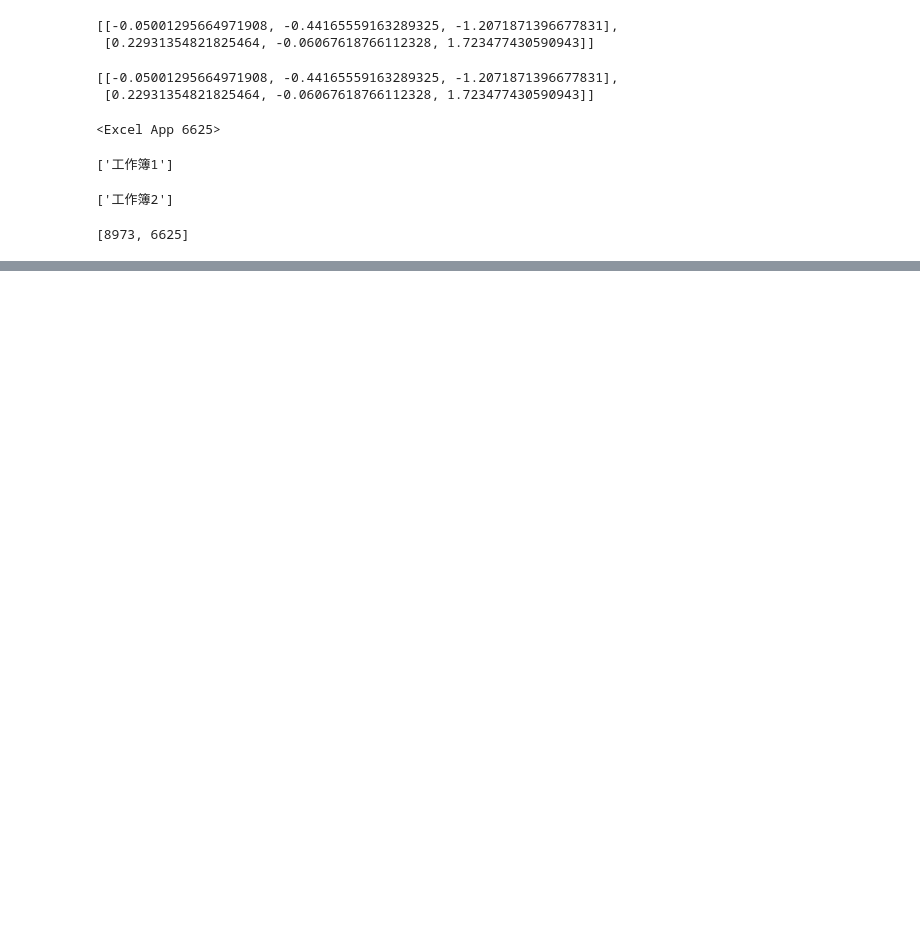
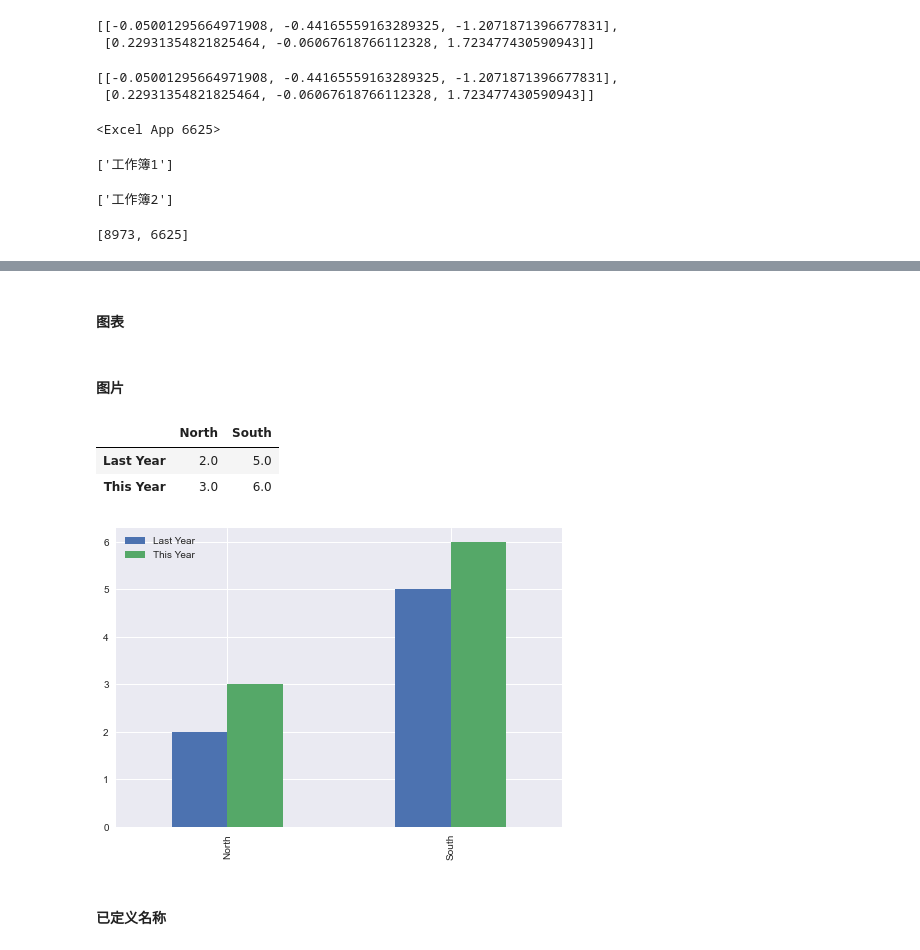
Before and after one commit to wfy0508/LearningPython, a Jupyter notebook: pythonExcel/use_xlwings.ipynb, the cells around one changed output, grey strips where cells are left out. Cells and saved outputs as stored; diff of their text form; code cells hidden in the pictures; blank space fills up the shorter version.

```diff
--- a/pythonExcel/use_xlwings.ipynb
+++ b/pythonExcel/use_xlwings.ipynb
@@ -108,0 +194,3 @@ invisible_app.quit()
+# %%
+# 写入一些示例数据
+sheet_1['A13'].value = [dt.date(2022, 6, 16), None, 1.0]
@@ -108,0 +212,9 @@ invisible_app.quit()
+# %% [markdown]
+#### 图表
+# %%
+sheet_1['A15'].value = [[None, 'North', 'South'],
+                        ['Last Year', 2, 5],
+                        ['This Year', 3, 6]]
+# %%
+chart = sheet_1.charts.add(top=sheet_1['A19'].top,
+                           left=sheet_1['A19'].left)
@@ -108,0 +224,10 @@ invisible_app.quit()
+# %% [markdown]
+#### 图片
+# %%
+# 使用matplotlib生成图片，并放置到Excel中
+df = sheet_1['A15'].expand().options(pd.DataFrame).value
+df
+# %% [output]
+|  | North | South |
+| Last Year | 2.0 | 5.0 |
+| This Year | 3.0 | 6.0 |
@@ -108,0 +237,6 @@ invisible_app.quit()
+# %%
+plt.style.use('seaborn')
+ax = df.T.plot.bar()
+fig = ax.get_figure()
+# %% [output]
+[figure, added]
@@ -108,0 +255,2 @@ invisible_app.quit()
+# %% [markdown]
+#### 已定义名称
```
Also changed, not shown: parts of 32 cells of this notebook, 4 other files.
